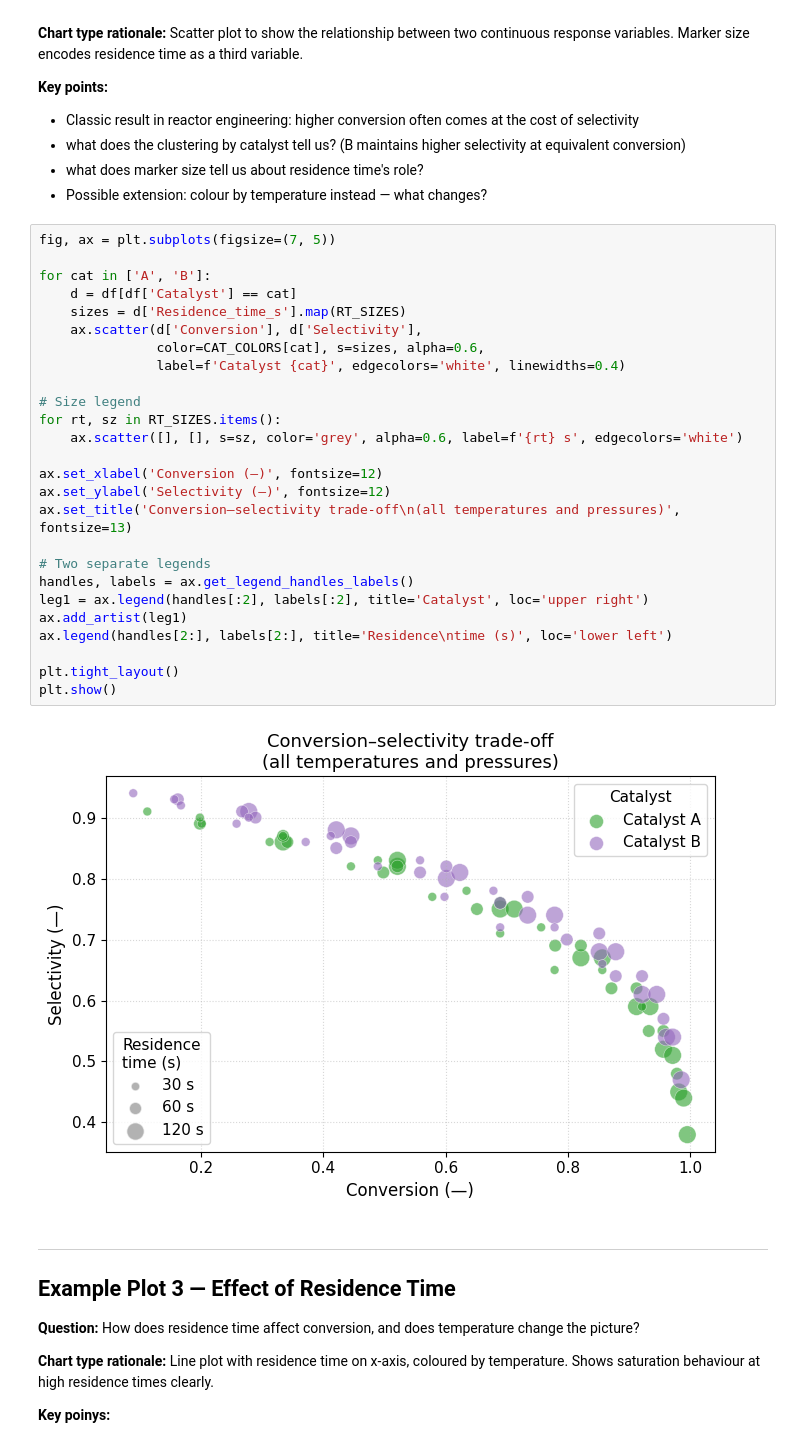
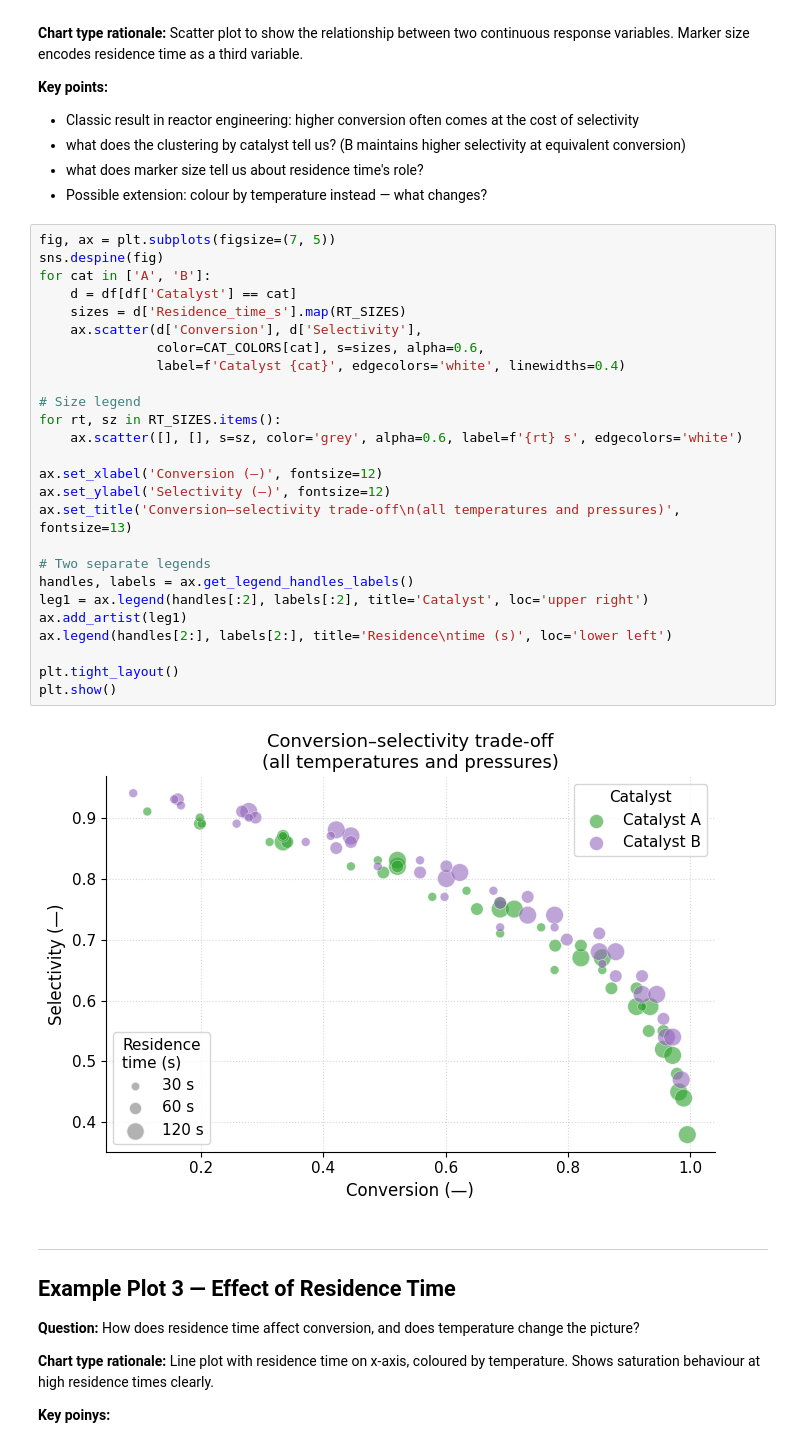
Before and after one commit to Riccaraccio/Data-Science, a Jupyter notebook: practicals/07-Data visualization/challenge.ipynb, the cells around one changed output. Saved outputs shown, nothing was run; the diff lists cells and outputs as text.

```diff
--- a/practicals/07-Data visualization/challenge.ipynb
+++ b/practicals/07-Data visualization/challenge.ipynb
@@ -80,32 +81,32 @@ plt.show()
 - Possible extension: colour by temperature instead — what changes?
 # %%
 fig, ax = plt.subplots(figsize=(7, 5))
-
+sns.despine(fig)
 for cat in ['A', 'B']:
     d = df[df['Catalyst'] == cat]
     sizes = d['Residence_time_s'].map(RT_SIZES)
     ax.scatter(d['Conversion'], d['Selectivity'],
                color=CAT_COLORS[cat], s=sizes, alpha=0.6,
                label=f'Catalyst {cat}', edgecolors='white', linewidths=0.4)
 
 # Size legend
 for rt, sz in RT_SIZES.items():
     ax.scatter([], [], s=sz, color='grey', alpha=0.6, label=f'{rt} s', edgecolors='white')
 
 ax.set_xlabel('Conversion (—)', fontsize=12)
 ax.set_ylabel('Selectivity (—)', fontsize=12)
 ax.set_title('Conversion–selectivity trade-off\n(all temperatures and pressures)', fontsize=13)
 
 # Two separate legends
 handles, labels = ax.get_legend_handles_labels()
 leg1 = ax.legend(handles[:2], labels[:2], title='Catalyst', loc='upper right')
 ax.add_artist(leg1)
 ax.legend(handles[2:], labels[2:], title='Residence\ntime (s)', loc='lower left')
 
 plt.tight_layout()
 plt.show()
 # %% [output]
-[figure, old version]
+[figure, new version]
 # %% [markdown]
 ---
 ## Example Plot 3 — Effect of Residence Time
```
Also changed, not shown: parts of 1 cell of this notebook, 1 other file.
